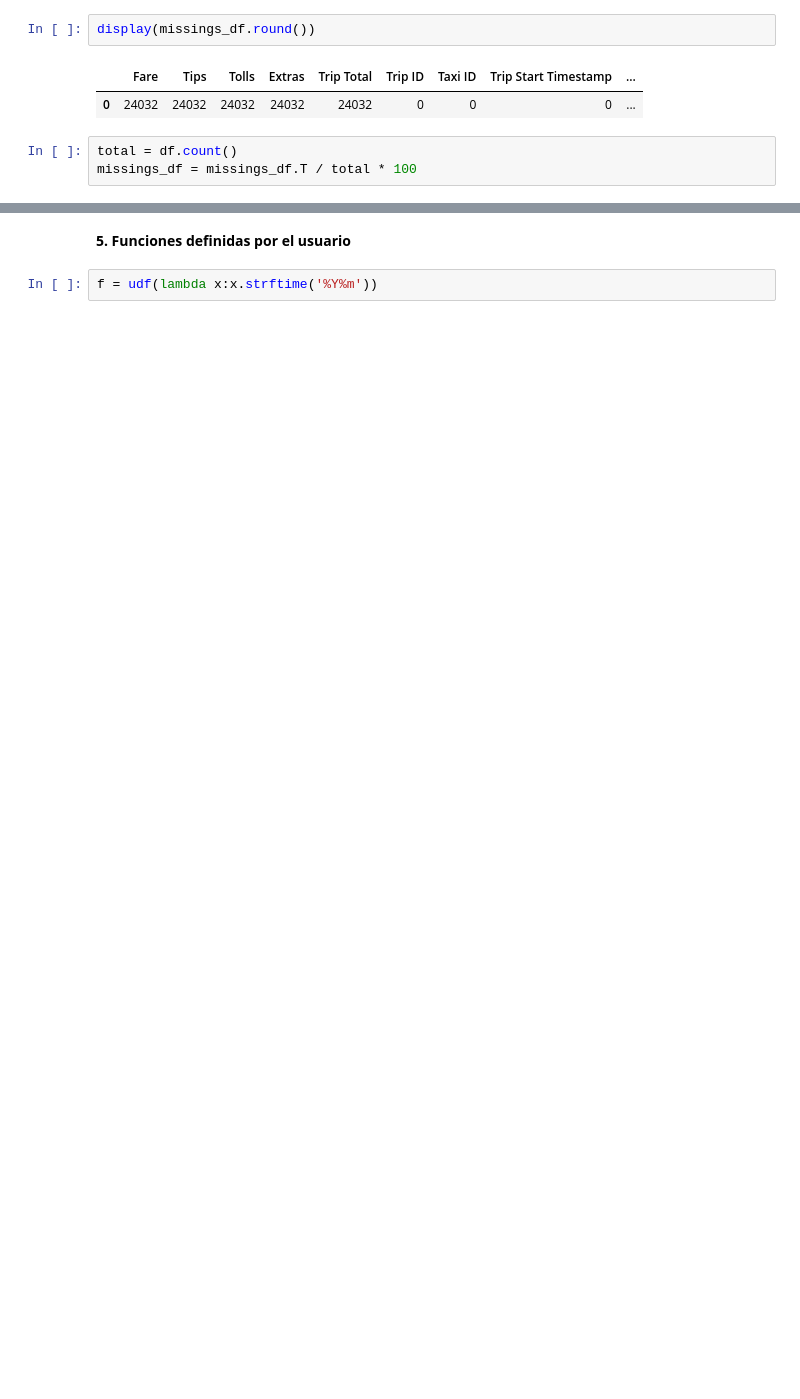
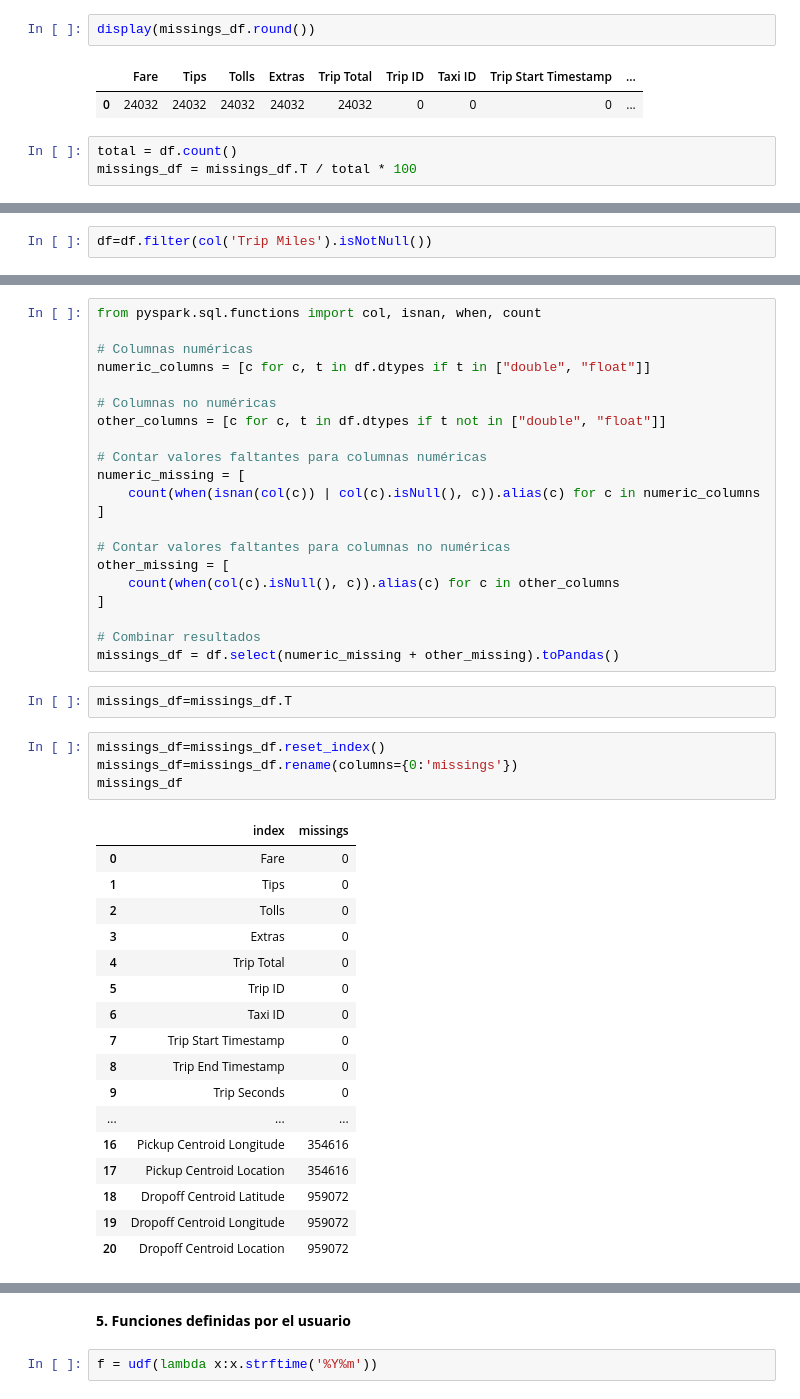
Before and after one commit to cuauhtemocbe/Taxi-GCP-Spark, a Jupyter notebook: Taxis_Trips_Prediction.ipynb, the cells around one changed output, grey strips where cells are left out. Saved outputs shown, nothing was run; the diff lists cells and outputs as text; blank space fills up the shorter version.

```diff
--- a/Taxis_Trips_Prediction.ipynb
+++ b/Taxis_Trips_Prediction.ipynb
@@ -324,0 +535,2 @@ missings_df.reset_index().sort_values(0, ascending=False)
+# %%
+df=df.filter(col('Trip Miles').isNotNull())
@@ -324,0 +546,45 @@ missings_df.reset_index().sort_values(0, ascending=False)
+# %%
+from pyspark.sql.functions import col, isnan, when, count
+
+# Columnas numéricas
+numeric_columns = [c for c, t in df.dtypes if t in ["double", "float"]]
+
+# Columnas no numéricas
+other_columns = [c for c, t in df.dtypes if t not in ["double", "float"]]
+
+# Contar valores faltantes para columnas numéricas
+numeric_missing = [
+    count(when(isnan(col(c)) | col(c).isNull(), c)).alias(c) for c in numeric_columns
+]
+
+# Contar valores faltantes para columnas no numéricas
+other_missing = [
+    count(when(col(c).isNull(), c)).alias(c) for c in other_columns
+]
+
+# Combinar resultados
+missings_df = df.select(numeric_missing + other_missing).toPandas()
+# %%
+missings_df=missings_df.T
+# %%
+missings_df=missings_df.reset_index()
+missings_df=missings_df.rename(columns={0:'missings'})
+missings_df
+# %% [output]
+|  | index | missings |
+| 0 | Fare | 0 |
+| 1 | Tips | 0 |
+| 2 | Tolls | 0 |
+| 3 | Extras | 0 |
+| 4 | Trip Total | 0 |
+| 5 | Trip ID | 0 |
+| 6 | Taxi ID | 0 |
+| 7 | Trip Start Timestamp | 0 |
+| 8 | Trip End Timestamp | 0 |
+| 9 | Trip Seconds | 0 |
+| ... | ... | ... |
+| 16 | Pickup Centroid Longitude | 354616 |
+| 17 | Pickup Centroid Location | 354616 |
+| 18 | Dropoff Centroid Latitude | 959072 |
+| 19 | Dropoff Centroid Longitude | 959072 |
+| 20 | Dropoff Centroid Location | 959072 |
```
Also changed, not shown: parts of 92 cells of this notebook.
